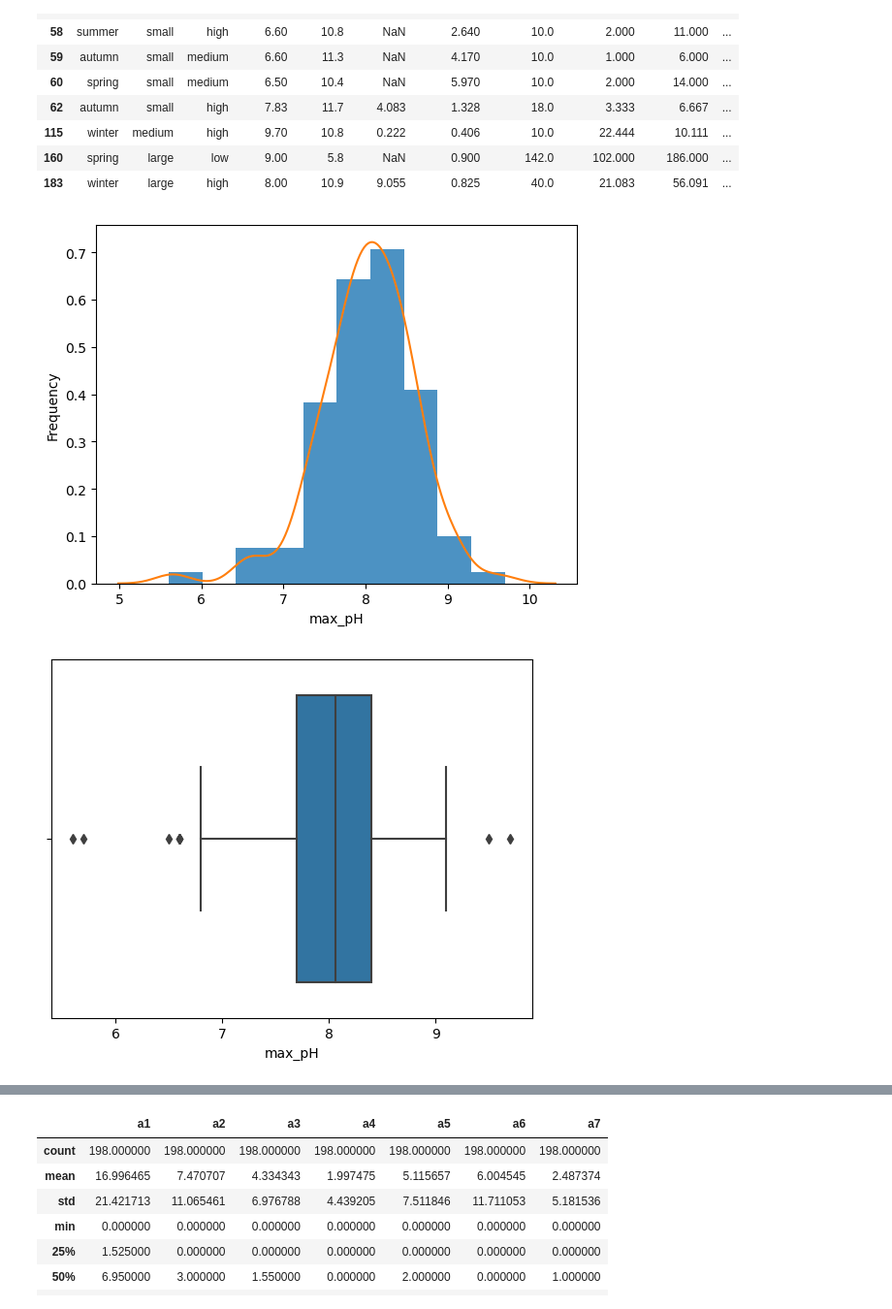
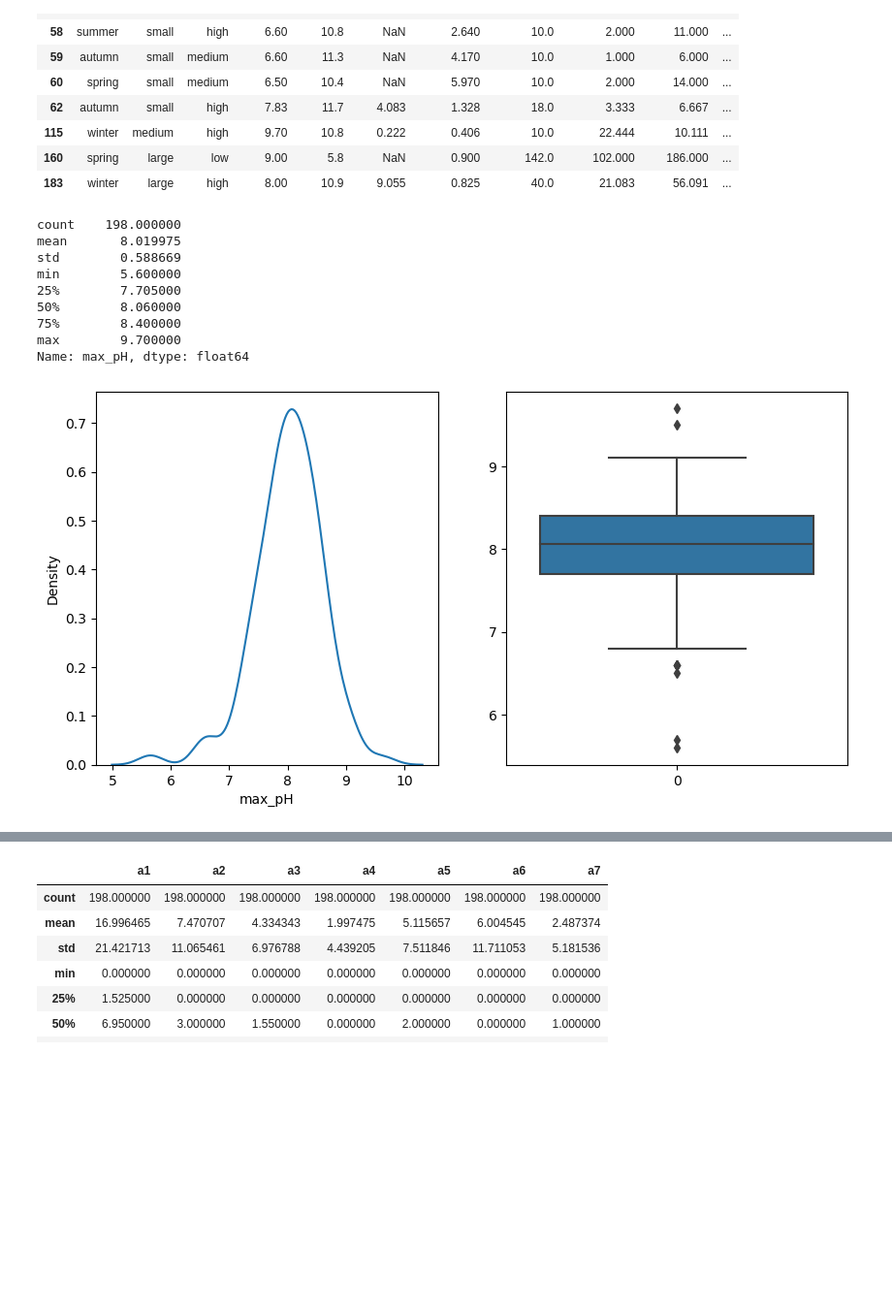
Before and after one commit to Patryk-Stefanski/ExploratoryDataAnalysis1, a Jupyter notebook: Algae_1.ipynb, the cells around one changed output, grey strips where cells are left out. Shown at 97% size. Cells and saved outputs as stored; diff of their text form; code cells hidden in the pictures; blank space fills up the shorter version.

```diff
--- a/Algae_1.ipynb
+++ b/Algae_1.ipynb
@@ -44,34 +46,37 @@ df.loc[df.isna().sum(axis=1) > 0]
 | 160 | spring | large | low | 9.00 | 5.8 | NaN | 0.900 | 142.0 | 102.000 | 186.000 | ... |
 | 183 | winter | large | high | 8.00 | 10.9 | 9.055 | 0.825 | 40.0 | 21.083 | 56.091 | ... |
 # %%
-## max_pH
+## Dealing with max_pH NA values
+fig, (ax1,ax2) = plt.subplots(1, 2, figsize=(10, 5))
 
-
-##fig = sm.qqplot(df['max_pH'], line='45')
-
-df['max_pH'].plot(kind='hist', legend=False, density=True, alpha=0.8)
-##df['max_pH'].plot(kind='kde', legend=False, color='blue')
-sns.kdeplot(df.max_pH)
-plt.show()
-
+sns.kdeplot(ax=ax1, data=df.max_pH)
 
 ## kde (Kernel Density Estimation) estimates the pdf (probability density function) and from the plot below we can deduct the realtive likelihood of a random number being close to the sample
 ## the highest likelihood looks to be around 8
 
-sns.boxplot(df.max_pH)
-plt.show()
+sns.boxplot(ax=ax2, data=df.max_pH)
 
-## From the boxplot we can see that the median vaue is roughly 8 aswell and a a few outliers are present on each side
-## In this case it would be appropriate to replace any missing value with the mean or median
+display(df["max_pH"].describe())
+
+## From the boxplot we can see that the median value is roughly 8 aswell and a a few outliers are present on each side
+## In this case it would be appropriate to replace any missing value with the median or median as the mean is relative close to the median
 
 ## Replacing missing pH values with the mean pH
 df.max_pH.fillna(df.max_pH.mean(), inplace=True)
 
 
 ##plt.hist(df['max_pH'])
 ##plt.kde(df['max_pH'])
 # %% [output]
+count    198.000000
+mean       8.019975
+std        0.588669
+min        5.600000
+25%        7.705000
+50%        8.060000
+75%        8.400000
+max        9.700000
+Name: max_pH, dtype: float64
-[figure, old version]
+[figure, new version]
-[figure, removed]
 # %%
 ##mean_Chlor
```
Also changed, not shown: parts of 16 cells of this notebook, 1 other file.
